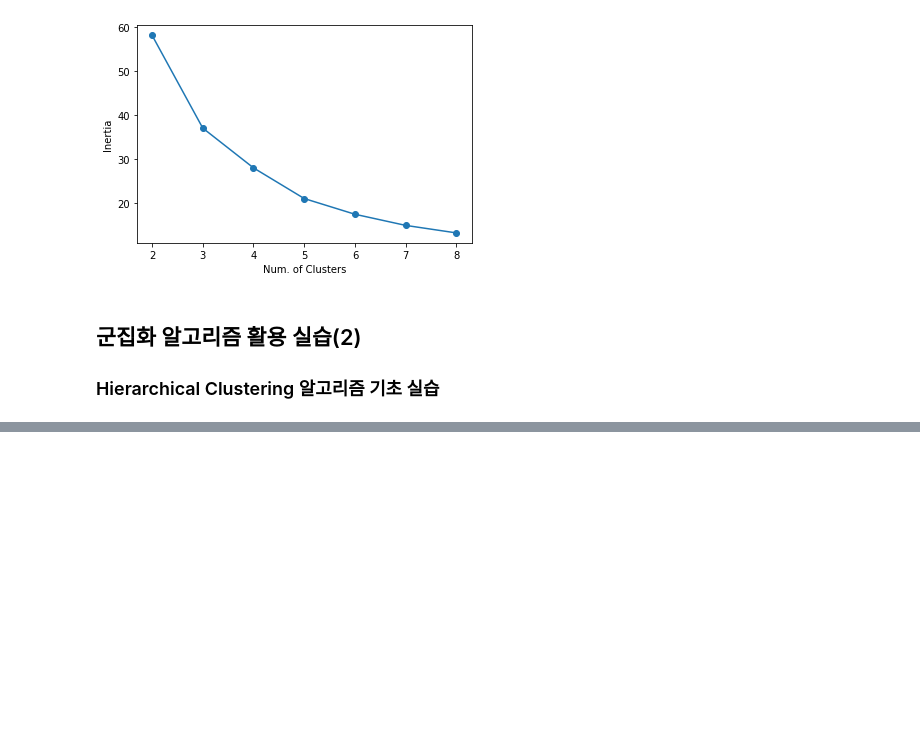
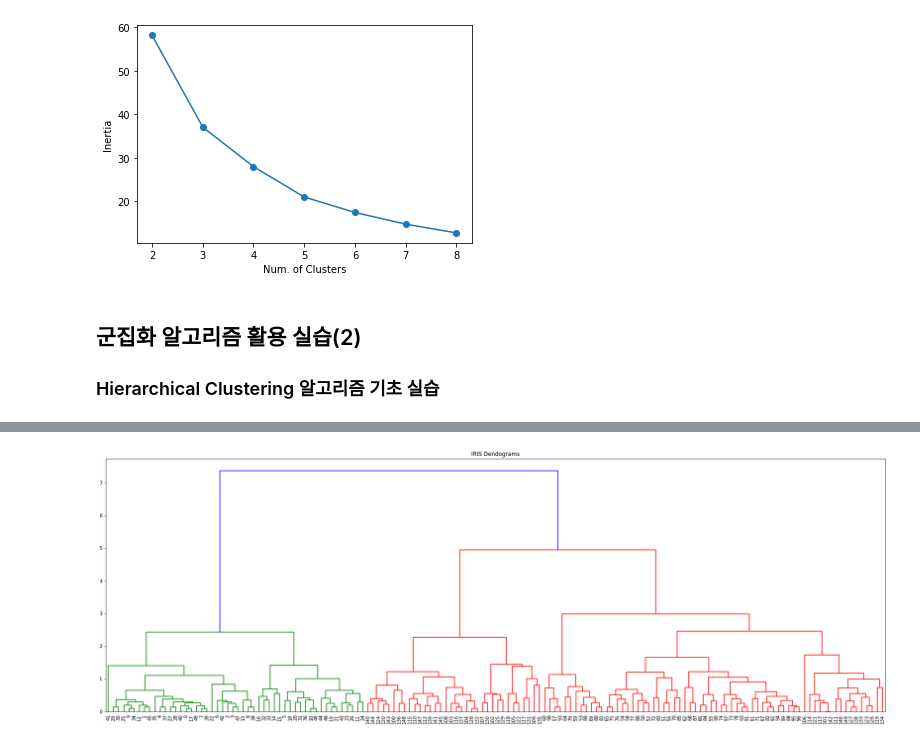
Before and after one commit to kayeekim/kayeekim.github.io, a Jupyter notebook: _code_practice/실무에_활용하는_머신러닝_11_Clustering.ipynb, the cells around one changed output, grey strips where cells are left out. Cells and saved outputs as stored; diff of their text form; code cells hidden in the pictures; blank space fills up the shorter version.

```diff
--- a/_code_practice/실무에_활용하는_머신러닝_11_Clustering.ipynb
+++ b/_code_practice/실무에_활용하는_머신러닝_11_Clustering.ipynb
@@ -89,0 +96,9 @@ plt.show()
+# %%
+# Load Data & Preprocessing
+iris = datasets.load_iris()
+
+labels = pd.DataFrame(iris.target)
+labels.columns=['labels']
+data = pd.DataFrame(iris.data)
+data = pd.concat([data,labels],axis=1)
+data.head()
@@ -89,0 +112,13 @@ plt.show()
+# %%
+# Clustering 수행
+merge = linkage(data, method='complete')
+
+plt.figure(figsize=(30,10))
+plt.title("IRIS Dendograms")
+
+dendrogram(merge,
+           leaf_rotation=90,
+           leaf_font_size=10)
+plt.show()
+# %% [output]
+[figure, added]
```
Also changed, not shown: parts of 8 cells of this notebook.
